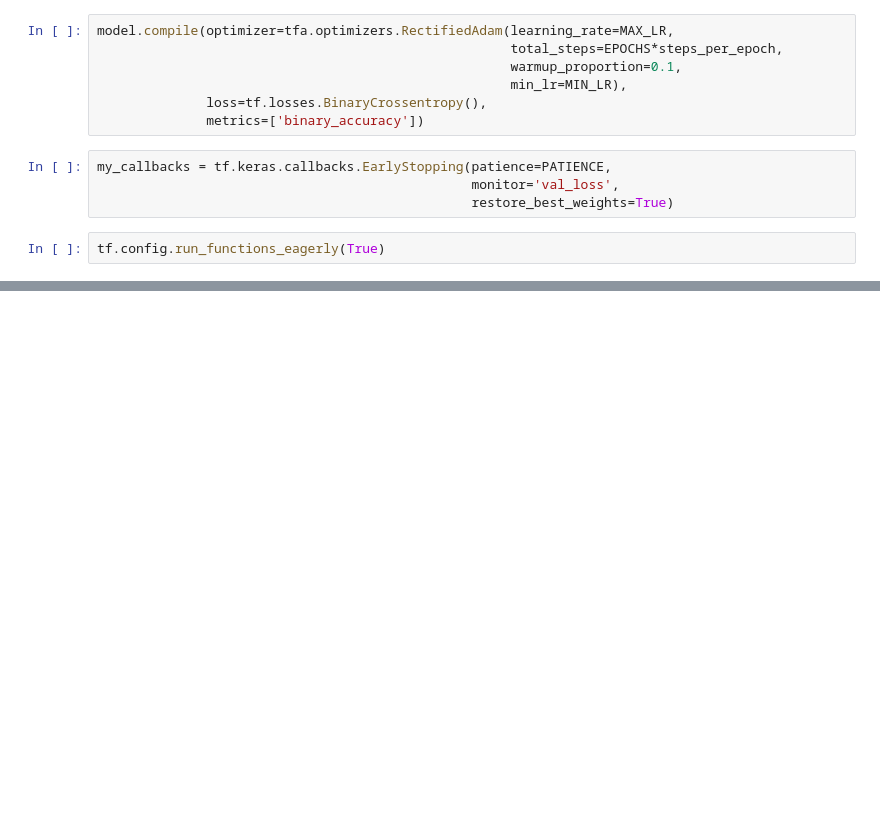
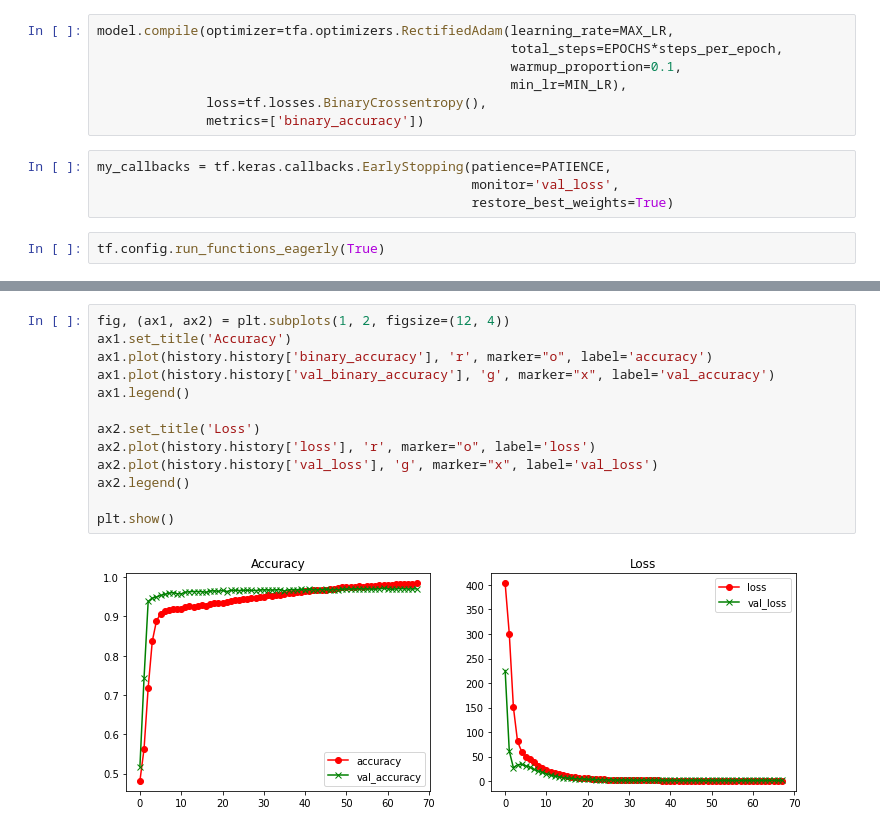
Before and after one commit to iterat1on/Realtime_abnomal_driving_detection, a Jupyter notebook: custom_cnn.ipynb, the cells around one changed output, grey strips where cells are left out. Saved outputs shown, nothing was run; the diff lists cells and outputs as text; blank space fills up the shorter version.

```diff
--- a/custom_cnn.ipynb
+++ b/custom_cnn.ipynb
@@ -403,0 +400,15 @@ Epoch 9/200
+# %%
+fig, (ax1, ax2) = plt.subplots(1, 2, figsize=(12, 4))
+ax1.set_title('Accuracy')
+ax1.plot(history.history['binary_accuracy'], 'r', marker="o", label='accuracy')
+ax1.plot(history.history['val_binary_accuracy'], 'g', marker="x", label='val_accuracy')
+ax1.legend()
+
+ax2.set_title('Loss')
+ax2.plot(history.history['loss'], 'r', marker="o", label='loss')
+ax2.plot(history.history['val_loss'], 'g', marker="x", label='val_loss')
+ax2.legend()
+
+plt.show()
+# %% [output]
+[figure, added]
```
Also changed, not shown: parts of 2 cells of this notebook.
